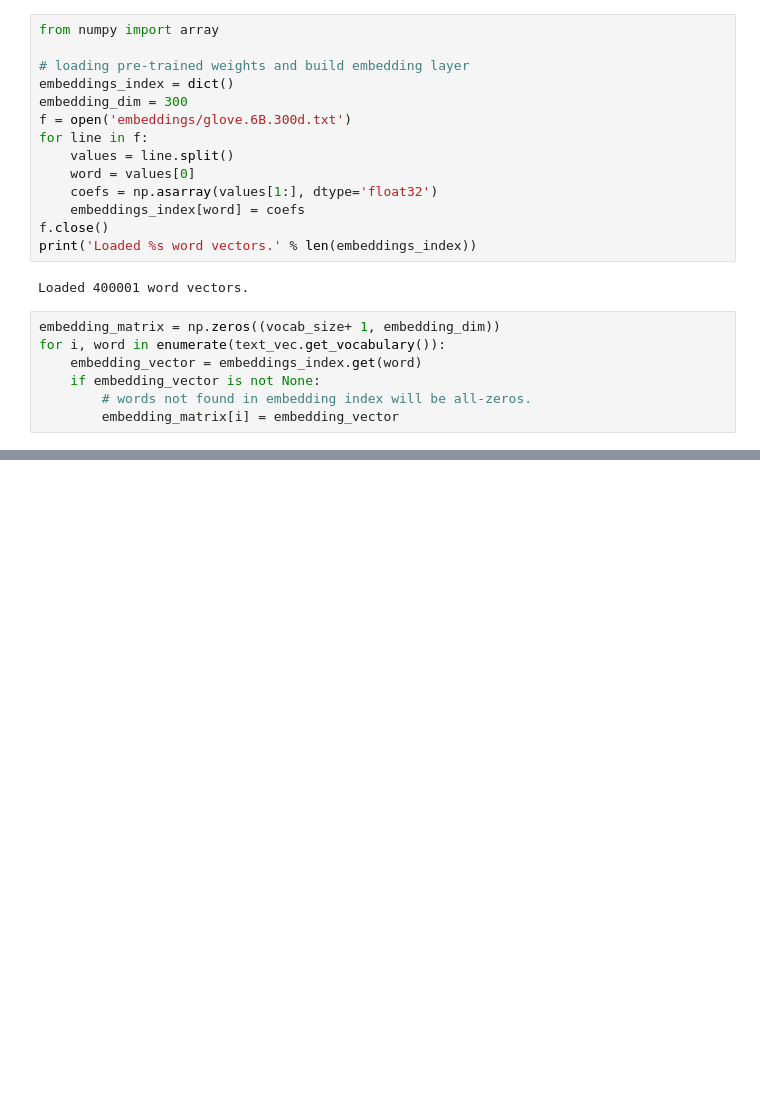
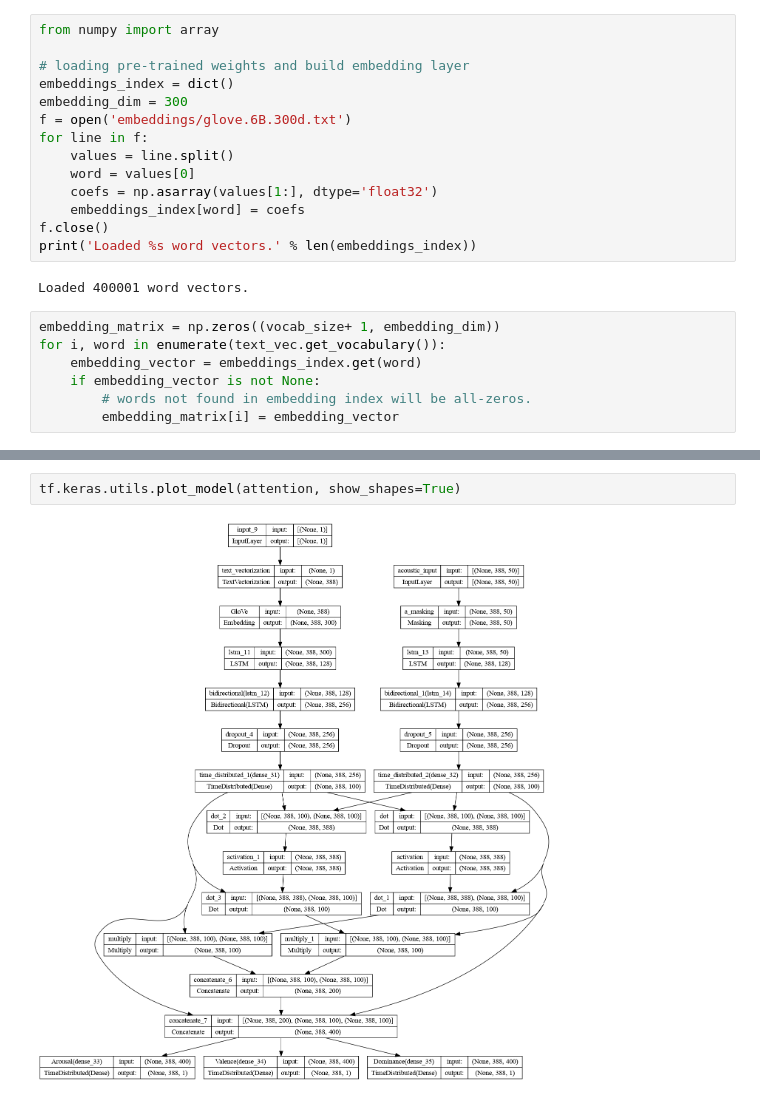
Before and after one commit to eddie8615/ABI_research, a Jupyter notebook: LSTM-RNN.ipynb, the cells around one changed output, grey strips where cells are left out. Cells and saved outputs as stored; diff of their text form; blank space fills up the shorter version.

Commit message:
Finished modelling and processing ABI podcasts

```diff
--- a/LSTM-RNN.ipynb
+++ b/LSTM-RNN.ipynb
@@ -575 +859,5 @@ def create_bimodal_model(n_units1=64, n_units2=32):
+# %%
+tf.keras.utils.plot_model(attention, show_shapes=True)
+# %% [output]
+[figure, added]
 # %%
```
Also changed, not shown: parts of 24 cells of this notebook, 9 other files.
